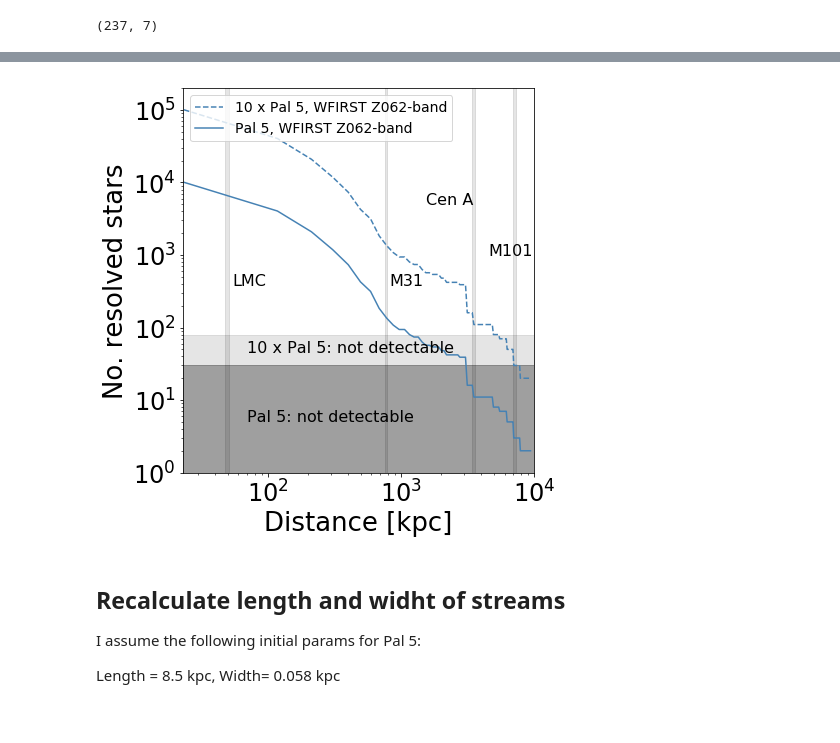
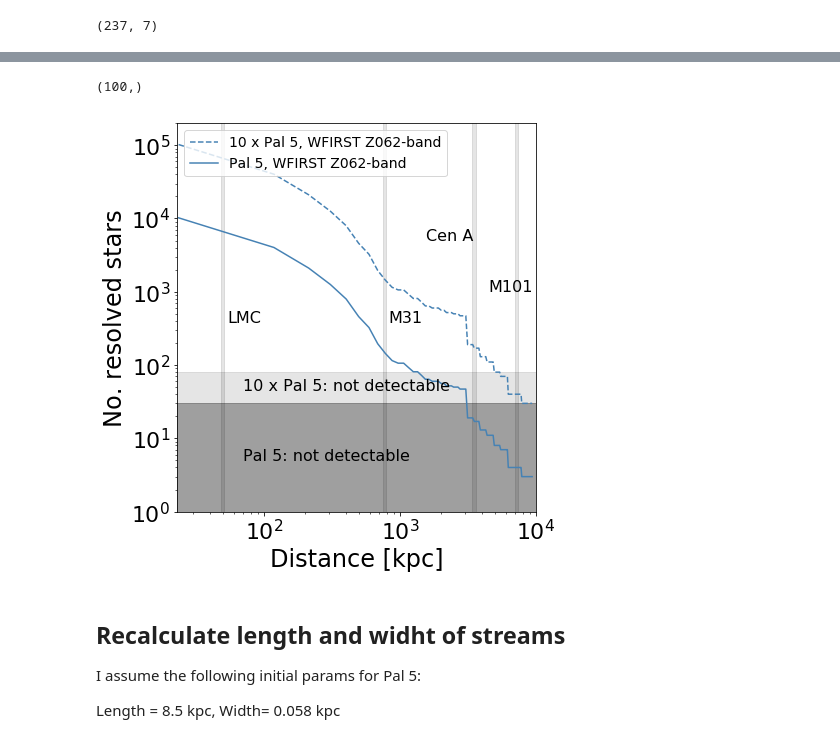
Before and after one commit to sapearson/GCsExternal, a Jupyter notebook: notebooks/PaperFigures.ipynb, the cells around one changed output, grey strips where cells are left out. Saved outputs shown, nothing was run; the diff lists cells and outputs as text; code cells hidden in the pictures.

```diff
--- a/notebooks/PaperFigures.ipynb
+++ b/notebooks/PaperFigures.ipynb
@@ -318,7 +316,7 @@ nstars_pandas_m10
 
 #dfac = np.array([1,5,10,15,33,40,50,60,70,80,100,120,150])#,200])#,435]) #use these for the no. stars per distance plot
 
-dfac = np.linspace(1,400,100)
+dfac = np.linspace(1,400,1000)
 
 #dfac = 33#435#33#andr # factor you move distance farther out by
 d_pal5 = 23500 # kpc
@@ -354,7 +352,7 @@ for i in range(len(dfac)):
 # %%
 #More massive Pal 5
 
-dfac_m10 = np.linspace(1,400,100)
+dfac_m10 = np.linspace(1,400,1000)
 no_stars_m10 = np.zeros(len(dfac_m10))
 for i in range(len(dfac_m10)):
     mag_ind = np.where((mag_array + mag_fac[i] > 26.9) & (mag_array + mag_fac[i] < 27.3))
@@ -369,6 +367,9 @@ Pal5_stars_wfirst = np.linspace(20,0,100)
 Pal5_x10_stars_wfirst =np.linspace(200,0,100)
 # %%
 #dfac*d_pal5/1000
+dfac_m10.shape
+# %% [output]
+(100,)
 # %%
 
 fig,axes = plt.subplots(1,1,figsize=(7,7))
@@ -381,38 +382,38 @@ mpl.rcParams['ytick.labelsize'] = label_size
 
 #axes.plot(distance ,Pal5_x10_stars_wfirst ,label='10 x Pal 5', color='maroon', linestyle='--')
 #axes.plot(distance ,Pal5_stars_wfirst ,label='Pal 5', color = 'maroon')
-axes.plot(dfac_m10 * d_pal5/1000 ,no_stars_m10*10, label='10 x Pal 5, WFIRST Z062-band', linestyle='--', color='steelblue')#,label='10 x Pal 5', color='maroon', linestyle='--')
+axes.plot(dfac_m10 * d_pal5/1000 , no_stars*10, label='10 x Pal 5, WFIRST Z062-band', linestyle='--', color='steelblue')#,label='10 x Pal 5', color='maroon', linestyle='--')
 
-axes.plot(dfac * d_pal5/1000 ,no_stars, label='Pal 5, WFIRST Z062-band', color= 'steelblue')#,label='10 x Pal 5', color='maroon', linestyle='--')
+axes.plot(dfac * d_pal5/1000 , no_stars, label='Pal 5, WFIRST Z062-band', color= 'steelblue')#,label='10 x Pal 5', color='maroon', linestyle='--')
 
 #axes.set_title('FeH = all, R$_{gc}$ = 10kpc')
 axes.set_xlabel('Distance [kpc]')
 axes.fill_between([48,51],0,1000000,color='black', alpha=0.1)
 axes.text(54,380, 'LMC', fontsize=16,color='black')
 axes.fill_between([755,785],0,1000000,color='black', alpha=0.1)
 axes.text(820,380, 'M31', fontsize=16,color='black')
 axes.fill_between([3400,3600],0,1000000,color='black', alpha=0.1)
 axes.text(1550, 5000, 'Cen A', fontsize=16,color='black')
 axes.fill_between([7000,7360],0,1000000,color='black', alpha=0.1)
 axes.text(4500, 1000, 'M101', fontsize=16,color='black')
 
 
 axes.fill_between([0,10060],0,80,color='black', alpha=0.1)
 axes.text(70, 45, '10 x Pal 5: not detectable', color='black',fontsize=16)
 axes.fill_between([0,10060],0,30,color='black', alpha=0.3)
 axes.text(70, 5, 'Pal 5: not detectable', color='black',fontsize=16)
 axes.set_ylabel('No. resolved stars')
 axes.set_xlim([23,10000])
 axes.set_yscale('log')
 axes.set_xscale('log')
 axes.set_ylim([1,200000])
 axes.legend(fontsize=14, loc=('upper left'))
 fig.tight_layout()
 
 
 fig.savefig('Fig4_Distance.pdf',  rasterized=True)
 # %% [output]
-[figure, old version]
+[figure, new version]
 # %%
 d_mod_pal5 = 5*np.log10(23500/10)
 # %% [markdown]
```
Also changed, not shown: parts of 27 cells of this notebook.
